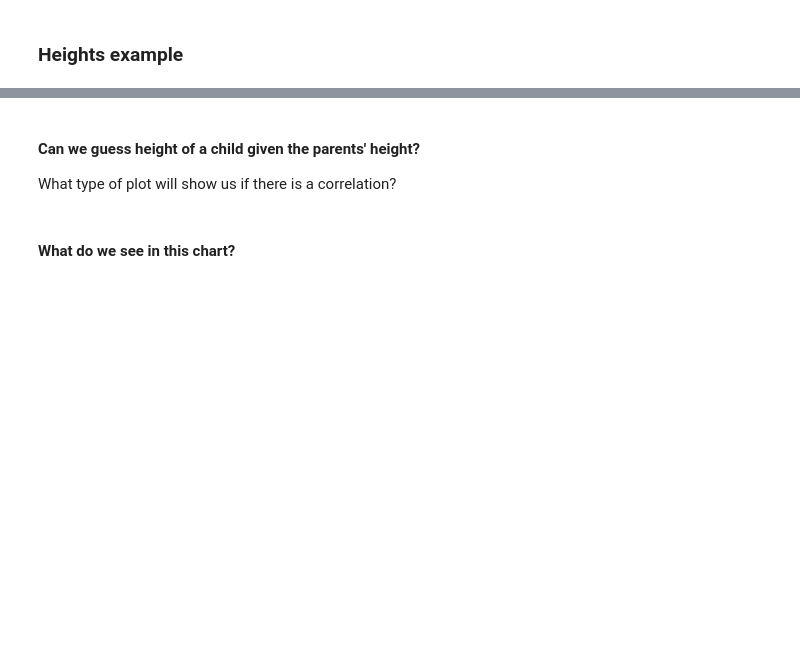
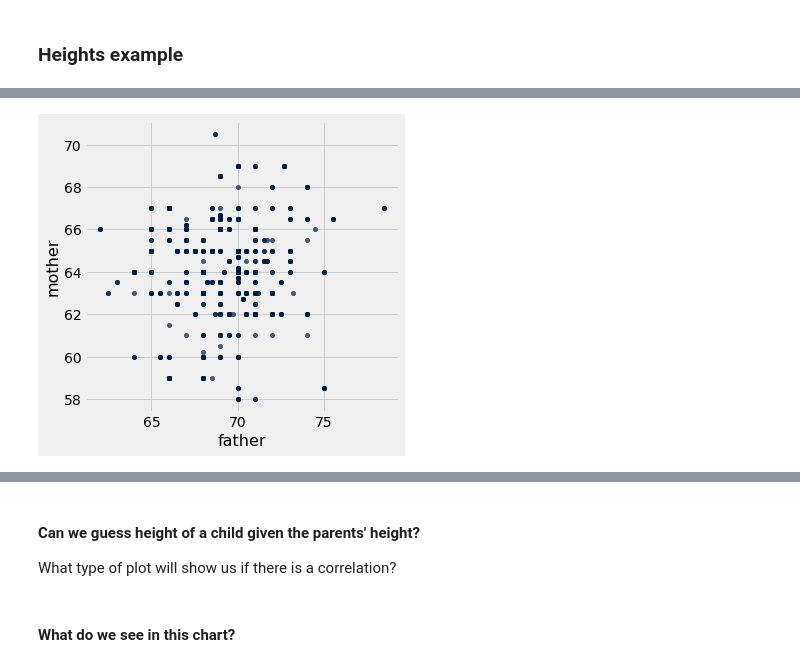
Before and after one commit to BC-COMS-1016/materials-sp22, a Jupyter notebook: demos/Lecture_7.ipynb, the cells around one changed output, grey strips where cells are left out. Drawn from its saved outputs; the diff is of its cells as text; code cells hidden in the pictures; blank space fills up the shorter version.

```diff
--- a/demos/Lecture_7.ipynb
+++ b/demos/Lecture_7.ipynb
@@ -132,0 +349,4 @@ height
+# %%
+height.scatter("father", "mother")
+# %% [output]
+[figure, added]
```
Also changed, not shown: parts of 47 cells of this notebook.
